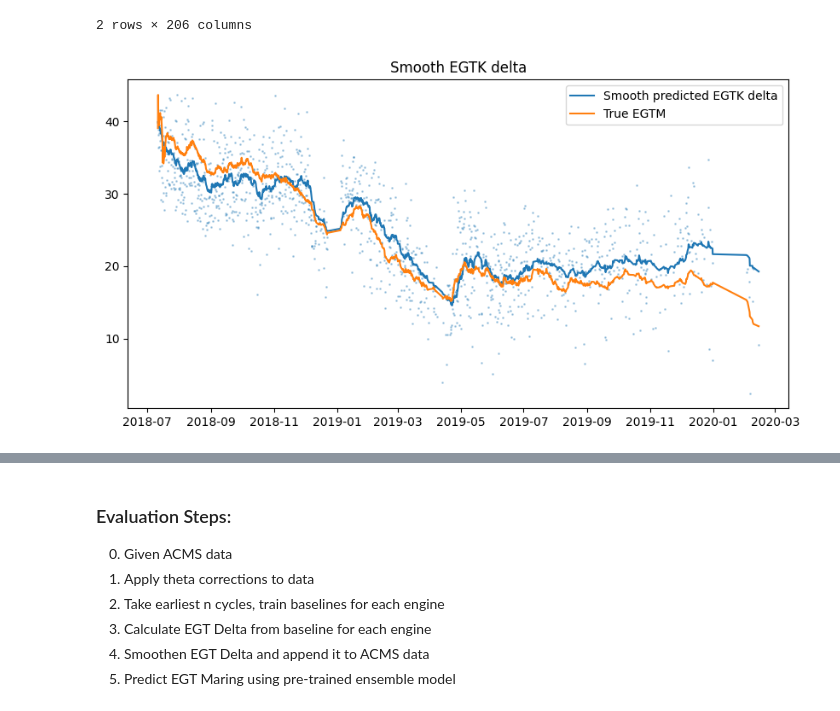
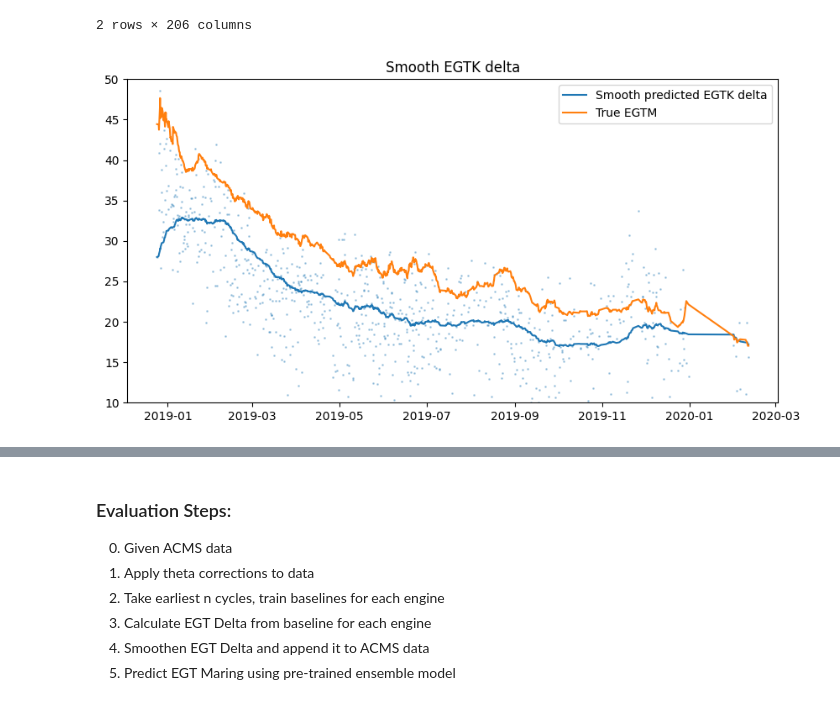
Before and after one commit to skeptlk/ecm, a Jupyter notebook: ex13_early_baselines.ipynb, the cells around one changed output, grey strips where cells are left out. Drawn from its saved outputs; the diff is of its cells as text; code cells hidden in the pictures.

Commit message:
vizualize deltas

```diff
--- a/ex13_early_baselines.ipynb
+++ b/ex13_early_baselines.ipynb
@@ -45,18 +45,18 @@ bdu.groupby(['acnum', 'pos']).count()
 # %%
 import matplotlib.pyplot as plt
 
-sub = data.query('pos==2 and acnum=="VQ-BDU"')
+sub = data.query('pos==1 and acnum=="VQ-BGU"')
 
 fig, ax = plt.subplots(1, 1)
 fig.set_size_inches(10, 5)
 
-ax.plot(sub['reportts'], smooth(sub['egt_delta'], alpha=0.05))
+ax.plot(sub['reportts'], smooth(sub['egt_delta'], alpha=0.02))
 ax.plot(sub['reportts'], sub['egtm'])
 ax.scatter(sub['reportts'],  sub['egt_delta'], s=1, alpha=0.3)
 ax.set_title('Smooth EGTK delta')
-# ax.set_ylim([10, 50])
+ax.set_ylim([10, 50])
 ax.legend(['Smooth predicted EGTK delta', 'True EGTM'])
 
 plt.show()
 # %% [output]
-[figure, old version]
+[figure, new version]
```
Also changed, not shown: parts of 4 cells of this notebook, 2 other files.
